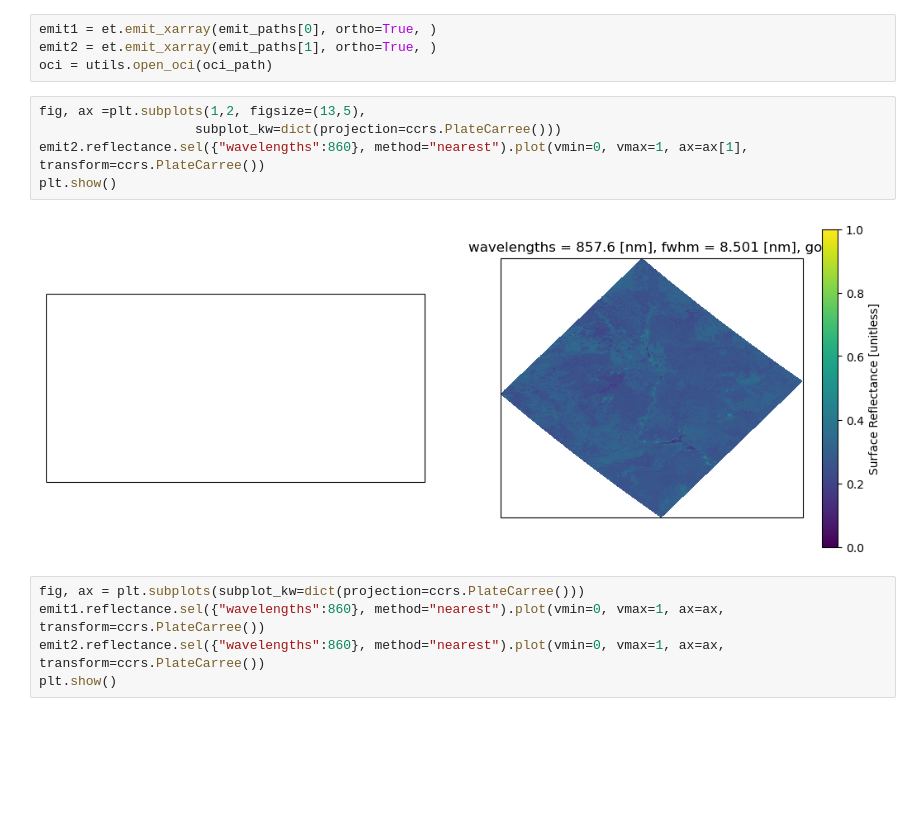
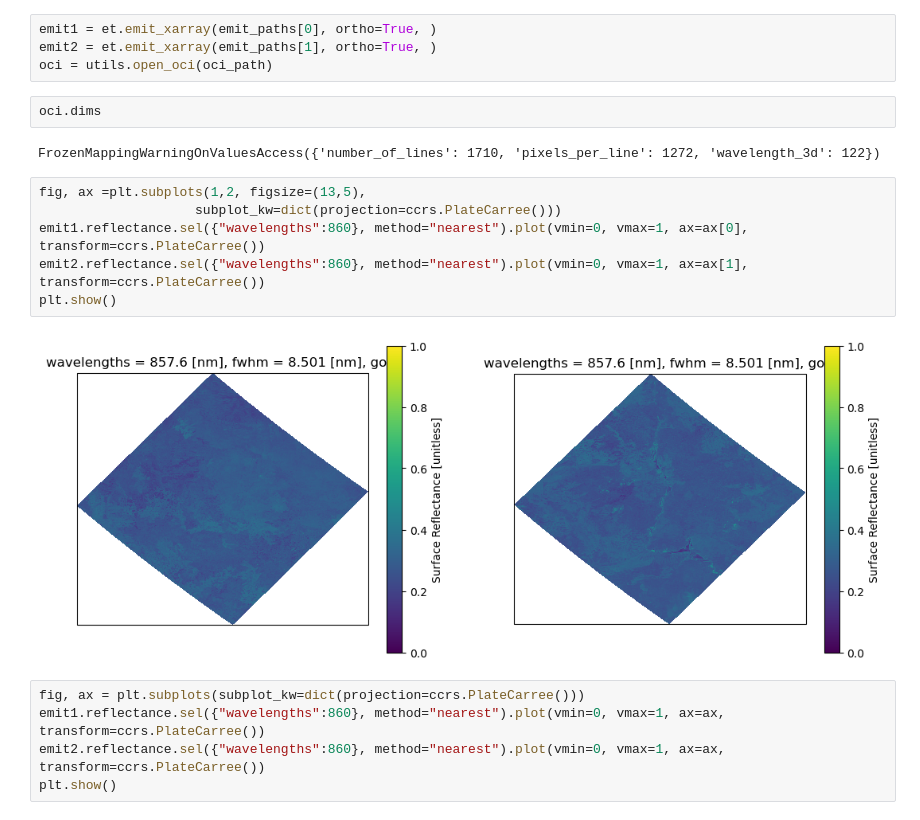
Before and after one commit to nasa/VITALS, a Jupyter notebook: community_contributed/PACE_EMIT/02_Align_PACE_EMIT_Grids.ipynb, the cells around one changed output. Saved outputs shown, nothing was run; the diff lists cells and outputs as text; blank space fills up the shorter version.

```diff
--- a/community_contributed/PACE_EMIT/02_Align_PACE_EMIT_Grids.ipynb
+++ b/community_contributed/PACE_EMIT/02_Align_PACE_EMIT_Grids.ipynb
@@ -55,13 +55,18 @@ oci_path = "data/PACE_OCI.20250117T044314.L2.SFREFL.V3_1.nc"
 emit1 = et.emit_xarray(emit_paths[0], ortho=True, )
 emit2 = et.emit_xarray(emit_paths[1], ortho=True, )
 oci = utils.open_oci(oci_path)
+# %%
+oci.dims
+# %% [output]
+FrozenMappingWarningOnValuesAccess({'number_of_lines': 1710, 'pixels_per_line': 1272, 'wavelength_3d': 122})
 # %%
 fig, ax =plt.subplots(1,2, figsize=(13,5),
                     subplot_kw=dict(projection=ccrs.PlateCarree()))
+emit1.reflectance.sel({"wavelengths":860}, method="nearest").plot(vmin=0, vmax=1, ax=ax[0], transform=ccrs.PlateCarree())
 emit2.reflectance.sel({"wavelengths":860}, method="nearest").plot(vmin=0, vmax=1, ax=ax[1], transform=ccrs.PlateCarree())
 plt.show()
 # %% [output]
-[figure, old version]
+[figure, new version]
 # %%
 fig, ax = plt.subplots(subplot_kw=dict(projection=ccrs.PlateCarree()))
 emit1.reflectance.sel({"wavelengths":860}, method="nearest").plot(vmin=0, vmax=1, ax=ax, transform=ccrs.PlateCarree())
```
Also changed, not shown: parts of 9 cells of this notebook.
